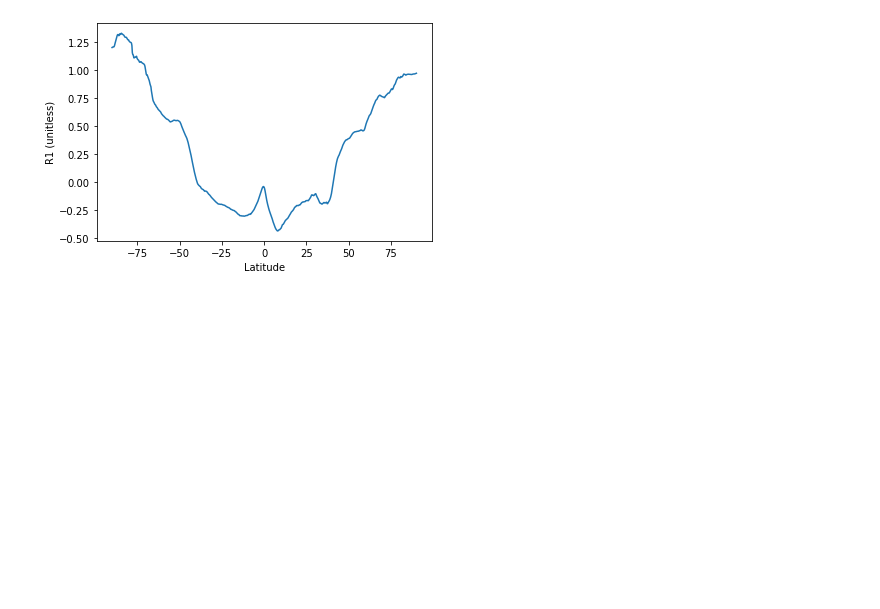
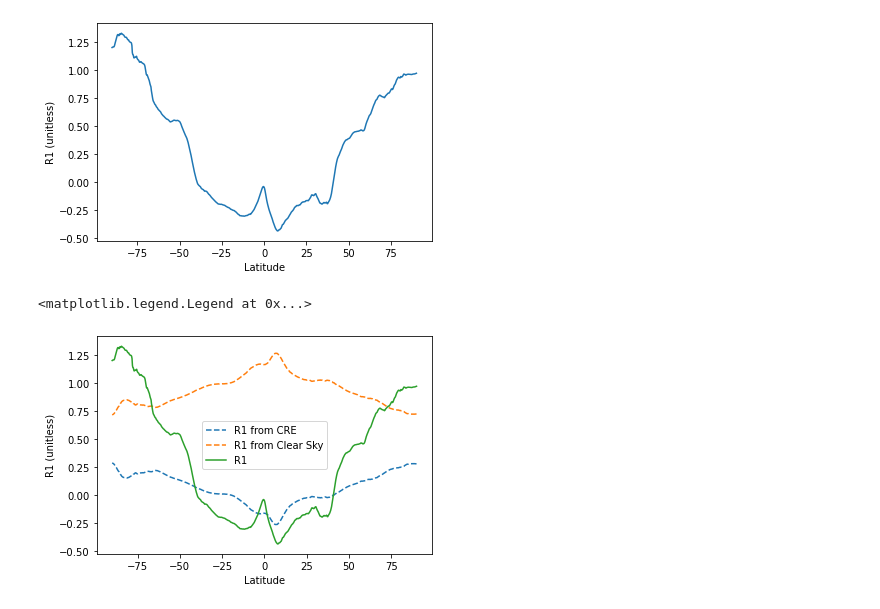
Before and after one commit to margueriti/rossbypalooza2022_CRE, a Jupyter notebook: test_liuxhy.ipynb, the cells around one changed output. Cells and saved outputs as stored; diff of their text form; code cells hidden in the pictures; blank space fills up the shorter version.

```diff
--- a/test_liuxhy.ipynb
+++ b/test_liuxhy.ipynb
@@ -61,3 +60,51 @@ plt.ylabel("R1 (unitless)")
 # %% [output]
 Text(0, 0.5, 'R1 (unitless)')
 [figure]
+# %%
+filesource = '/project2/tas1/abacus/data1/tas/archive/Reanalysis/ERA5/era5_radcs_1979_2020.nc'
+with xr.open_dataset(filesource) as ds:
+    latitude = ds['latitude'].values
+    era5_ssrc = ds['ssrc'].mean(['time','longitude']).values#incoming, from out
+    era5_strc = ds['strc'].mean(['time','longitude']).values#incoming, from surface
+    era5_tsrc = ds['tsrc'].mean(['time','longitude']).values#outgoing, TOA, shortwave
+    era5_ttrc = ds['ttrc'].mean(['time','longitude']).values#outgoing, TOA, longwave/thermal
+# %%
+filesource = '/project2/tas1/abacus/data1/tas/archive/Reanalysis/ERA5/era5_rad_1979_2020.nc'
+with xr.open_dataset(filesource) as ds:
+    lat = ds['latitude'].values
+    era5_ssr = ds['ssr'].mean(['time','longitude']).values#incoming, from out, shortwave
+    era5_str = ds['str'].mean(['time','longitude']).values#incoming, from surface, longwave
+    era5_tsr = ds['tsr'].mean(['time','longitude']).values#outgoing, TOA, shortwave
+    era5_ttr = ds['ttr'].mean(['time','longitude']).values#outgoing, TOA, longwave/thermal
+# %%
+clr = (era5_tsrc + era5_ttrc - era5_ssrc - era5_strc)/86400
+tot_rad = (era5_tsr + era5_ttr - era5_ssr - era5_str)/86400
+acre = tot_rad - clr
+tot_rad_sw = (era5_tsr - era5_ssr)/86400
+tot_rad_lw = (era5_ttr - era5_str)/86400
+clr_sw = (era5_tsrc - era5_ssrc)/86400
+clr_lw = (era5_ttrc - era5_strc)/86400
+acre_sw = tot_rad_sw - clr_sw
+acre_lw = tot_rad_lw - clr_lw
+
+era5_fa_wm2 = tot_rad - (era5_sshf + era5_slhf)/86400
+
+R1_cre = acre/tot_rad
+R1_cre_sw = acre_sw/tot_rad
+R1_cre_lw = acre_lw/tot_rad
+R2 = (-era5_sshf - era5_slhf)/86400/tot_rad
+R1 = era5_fa_wm2/tot_rad
+R1_clr = clr/tot_rad
+# %%
+import matplotlib.pyplot as plt
+plt.plot(lat, R1_cre, label = "R1 from CRE", linestyle = "--")
+#plt.plot(lat, R1_cre_sw, label = "R1 from SW CRE", linestyle = "--")
+#plt.plot(lat, R1_cre_lw, label = "R1 from lw CRE", linestyle = "--")
+plt.plot(lat, R1_clr, label = "R1 from Clear Sky", linestyle = "--")
+plt.plot(lat, R1, label = "R1")
+plt.xlabel("Latitude")
+plt.ylabel("R1 (unitless)")
+plt.legend()
+# %% [output]
+<matplotlib.legend.Legend at 0x...>
+[figure, added]
```
Also changed, not shown: parts of 9 cells of this notebook, 1 other file.
